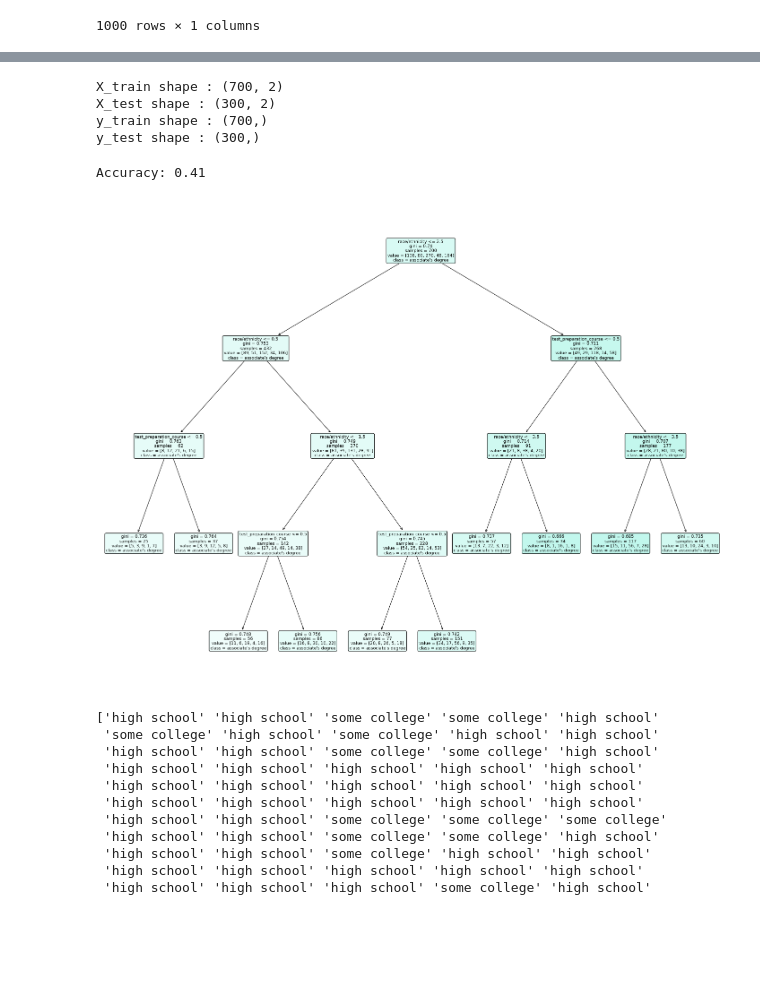
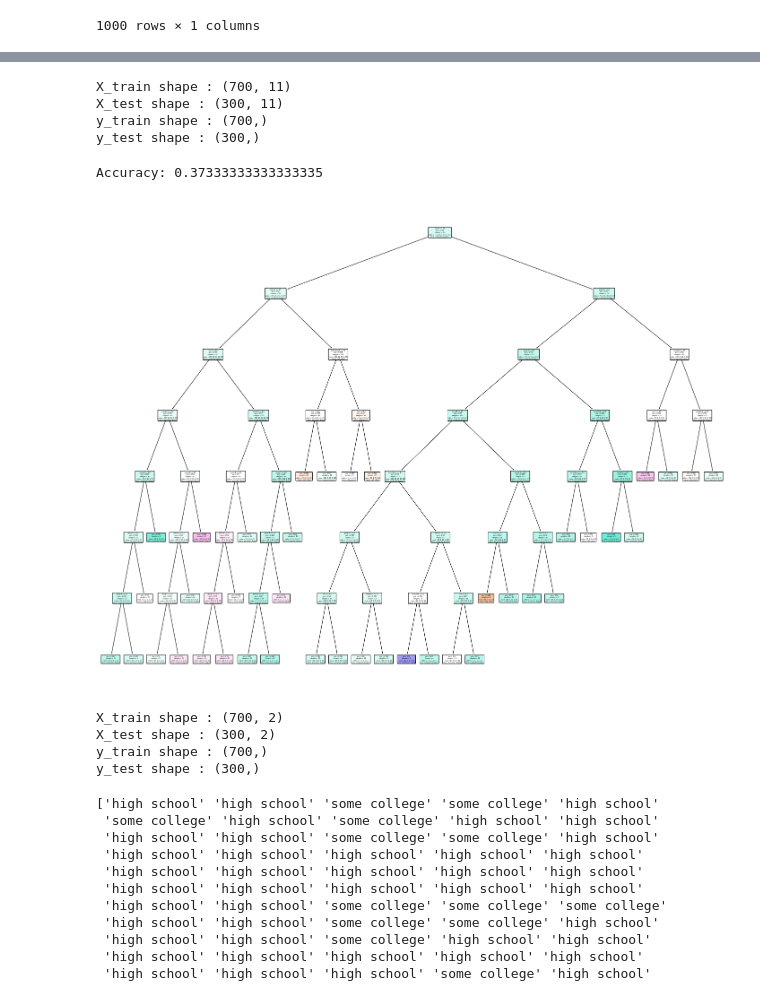
Before and after one commit to FearQuare/CE477-Repo, a Jupyter notebook: Assignment 2 - Classification/Assignment_2_Classification.ipynb, the cells around one changed output, grey strips where cells are left out. Drawn from its saved outputs; the diff is of its cells as text; code cells hidden in the pictures; blank space fills up the shorter version.

```diff
--- a/Assignment 2 - Classification/Assignment_2_Classification.ipynb
+++ b/Assignment 2 - Classification/Assignment_2_Classification.ipynb
@@ -79,23 +79,14 @@ data.head()
 | 4 | male | group E | associate's degree | standard | completed | 78 | ... |
 # %%
 
-#from sklearn.preprocessing import OneHotEncoder
-#ohe = OneHotEncoder()
-#feature_arry = ohe.fit_transform(df[["gender","race/ethnicity","parental_level_of_education","lunch","test_preparation_course"]]).toarray()
-#ohe.categories_
-#feature_labels = ohe.categories_
-#np.hstack(feature_labels)
-#feature_labels = np.hstack(feature_labels)
-#new_df = pd.DataFrame(feature_arry, columns = feature_labels)
-#feature_labels
-
-from sklearn.preprocessing import LabelEncoder
-le = LabelEncoder()
-data["gender"] = le.fit_transform(data["gender"])
-data["race/ethnicity"] = le.fit_transform(data["race/ethnicity"])
-#data["parental_level_of_education"] = le.fit_transform(data["parental_level_of_education"])
-data["lunch"] = le.fit_transform(data["lunch"])
-data["test_preparation_course"] = le.fit_transform(data["test_preparation_course"])
-df = pd.DataFrame(data)
-df
+from sklearn.preprocessing import OneHotEncoder
+ohe = OneHotEncoder()
+feature_arry = ohe.fit_transform(df[["gender","race/ethnicity","lunch","test_preparation_course"]]).toarray()
+ohe.categories_
+feature_labels = ohe.categories_
+np.hstack(feature_labels)
+feature_labels = np.hstack(feature_labels)
+new_df = pd.DataFrame(feature_arry, columns = feature_labels)
+new_df['parental_level_of_education'] = df['parental_level_of_education']
+new_df
 # %% [output]
@@ -126,3 +113,6 @@ y = df.parental_level_of_education
+# %%
+X = new_df[feature_labels]
+y = new_df.parental_level_of_education
 # %%
 '''
 Splitting data
@@ -133,8 +123,8 @@ print(cl('X_test shape : {}'.format(X_test.shape), attrs = ['bold'], color = 'bl
 print(cl('y_train shape : {}'.format(y_train.shape), attrs = ['bold'], color = 'black'))
 print(cl('y_test shape : {}'.format(y_test.shape), attrs = ['bold'], color = 'black'))
 # %% [output]
-X_train shape : (700, 2)
-X_test shape : (300, 2)
+X_train shape : (700, 11)
+X_test shape : (300, 11)
 y_train shape : (700,)
 y_test shape : (300,)
 # %%
@@ -144,18 +134,42 @@ y_pred = clf.predict(X_test) #Predict the response for test dataset
 # %%
 print("Accuracy:", metrics.accuracy_score(y_test, y_pred))
 # %% [output]
-Accuracy: 0.41
+Accuracy: 0.37333333333333335
 # %%
-arr = [1,4]
-feature_names = df.columns[arr]
+feature_names = feature_labels
 target_names = df["parental_level_of_education"].unique().tolist()
 plot_tree(clf, feature_names = feature_names,
          class_names = target_names,
          filled = True,
          rounded = True)
 plt.savefig('tree.png')
 # %% [output]
-[figure, old version]
+[figure, new version]
+# %%
+from sklearn.preprocessing import LabelEncoder
+le = LabelEncoder()
+data["gender"] = le.fit_transform(data["gender"])
+data["race/ethnicity"] = le.fit_transform(data["race/ethnicity"])
+#data["parental_level_of_education"] = le.fit_transform(data["parental_level_of_education"])
+data["lunch"] = le.fit_transform(data["lunch"])
+data["test_preparation_course"] = le.fit_transform(data["test_preparation_course"])
+df = pd.DataFrame(data)
+df
+
+feature_labels= ["race/ethnicity","test_preparation_course"]
+X = df[feature_labels]
+y = df.parental_level_of_education
+
+X_train, X_test, y_train, y_test = train_test_split(X, y, test_size=0.3, random_state=15)
+print(cl('X_train shape : {}'.format(X_train.shape), attrs = ['bold'], color = 'black'))
+print(cl('X_test shape : {}'.format(X_test.shape), attrs = ['bold'], color = 'black'))
+print(cl('y_train shape : {}'.format(y_train.shape), attrs = ['bold'], color = 'black'))
+print(cl('y_test shape : {}'.format(y_test.shape), attrs = ['bold'], color = 'black'))
+# %% [output]
+X_train shape : (700, 2)
+X_test shape : (300, 2)
+y_train shape : (700,)
+y_test shape : (300,)
 # %%
 '''
 kNN algorithm
```
Also changed, not shown: parts of 2 cells of this notebook, 1 other file.
